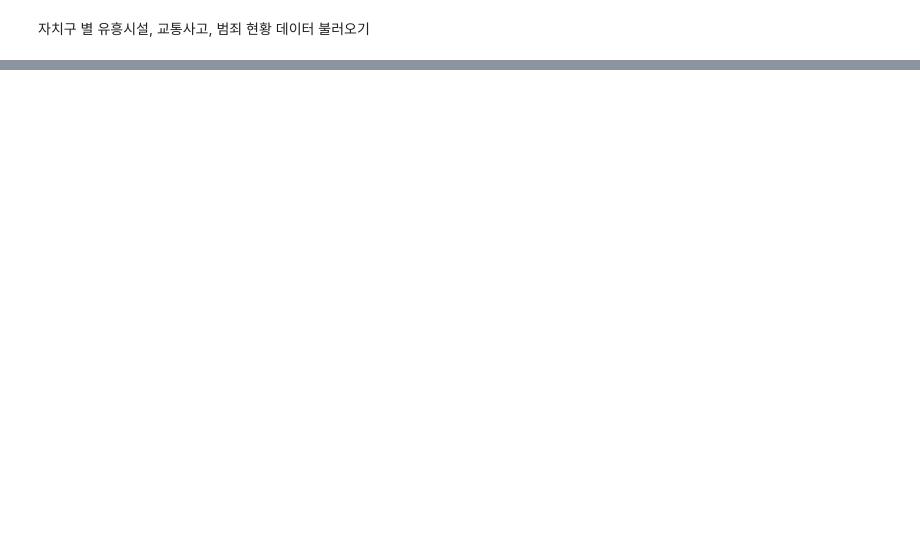
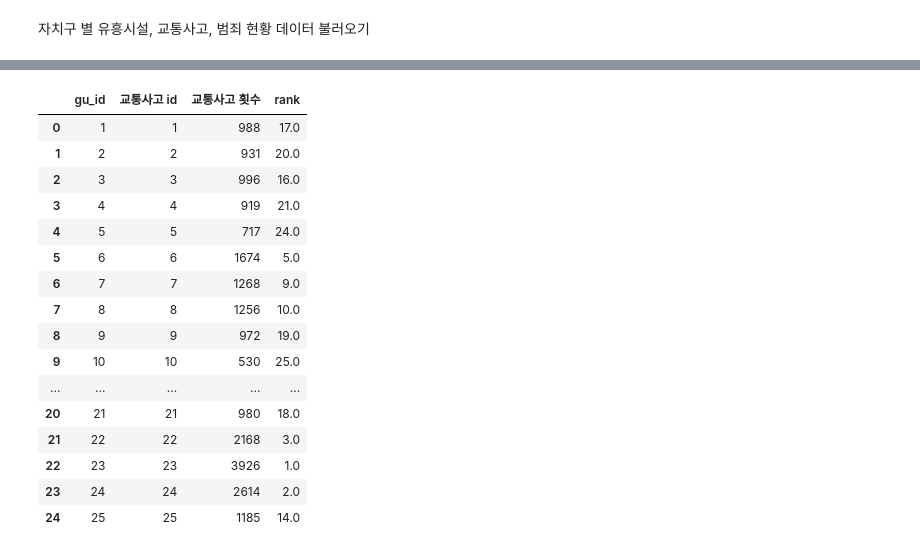
Before and after one commit to addinedu-ros-9th/eda-repo-2, a Jupyter notebook: data_analysis/rank_safety.ipynb, the cells around one changed output, grey strips where cells are left out. Drawn from its saved outputs; the diff is of its cells as text; code cells hidden in the pictures; blank space fills up the shorter version.

```diff
--- a/data_analysis/rank_safety.ipynb
+++ b/data_analysis/rank_safety.ipynb
@@ -37,0 +83,39 @@ traffic_accident = pd.DataFrame({'구 id':gu_id,
+# %%
+cur.execute("""SELECT gu_id, accident_id, accident_count FROM traffic_accident""")
+traffic_accident_info = cur.fetchall()
+
+accident_id = []
+gu_id = []
+accident_count = []
+
+
+for info in enumerate(traffic_accident_info):
+    gu_id.append(info[1][0])
+    accident_id.append(info[1][1])
+    accident_count.append(info[1][2])
+
+traffic_accident = pd.DataFrame({'gu_id':gu_id,
+                                   '교통사고 id': accident_id,
+                                    '교통사고 횟수':accident_count,})
+# %%
+traffic_accident['rank'] = traffic_accident['교통사고 횟수'].rank(ascending=False)
+# %%
+traffic_accident
+# %% [output]
+|  | gu_id | 교통사고 id | 교통사고 횟수 | rank |
+| 0 | 1 | 1 | 988 | 17.0 |
+| 1 | 2 | 2 | 931 | 20.0 |
+| 2 | 3 | 3 | 996 | 16.0 |
+| 3 | 4 | 4 | 919 | 21.0 |
+| 4 | 5 | 5 | 717 | 24.0 |
+| 5 | 6 | 6 | 1674 | 5.0 |
+| 6 | 7 | 7 | 1268 | 9.0 |
+| 7 | 8 | 8 | 1256 | 10.0 |
+| 8 | 9 | 9 | 972 | 19.0 |
+| 9 | 10 | 10 | 530 | 25.0 |
+| ... | ... | ... | ... | ... |
+| 20 | 21 | 21 | 980 | 18.0 |
+| 21 | 22 | 22 | 2168 | 3.0 |
+| 22 | 23 | 23 | 3926 | 1.0 |
+| 23 | 24 | 24 | 2614 | 2.0 |
+| 24 | 25 | 25 | 1185 | 14.0 |
```
Also changed, not shown: parts of 13 cells of this notebook, 4 other files.
